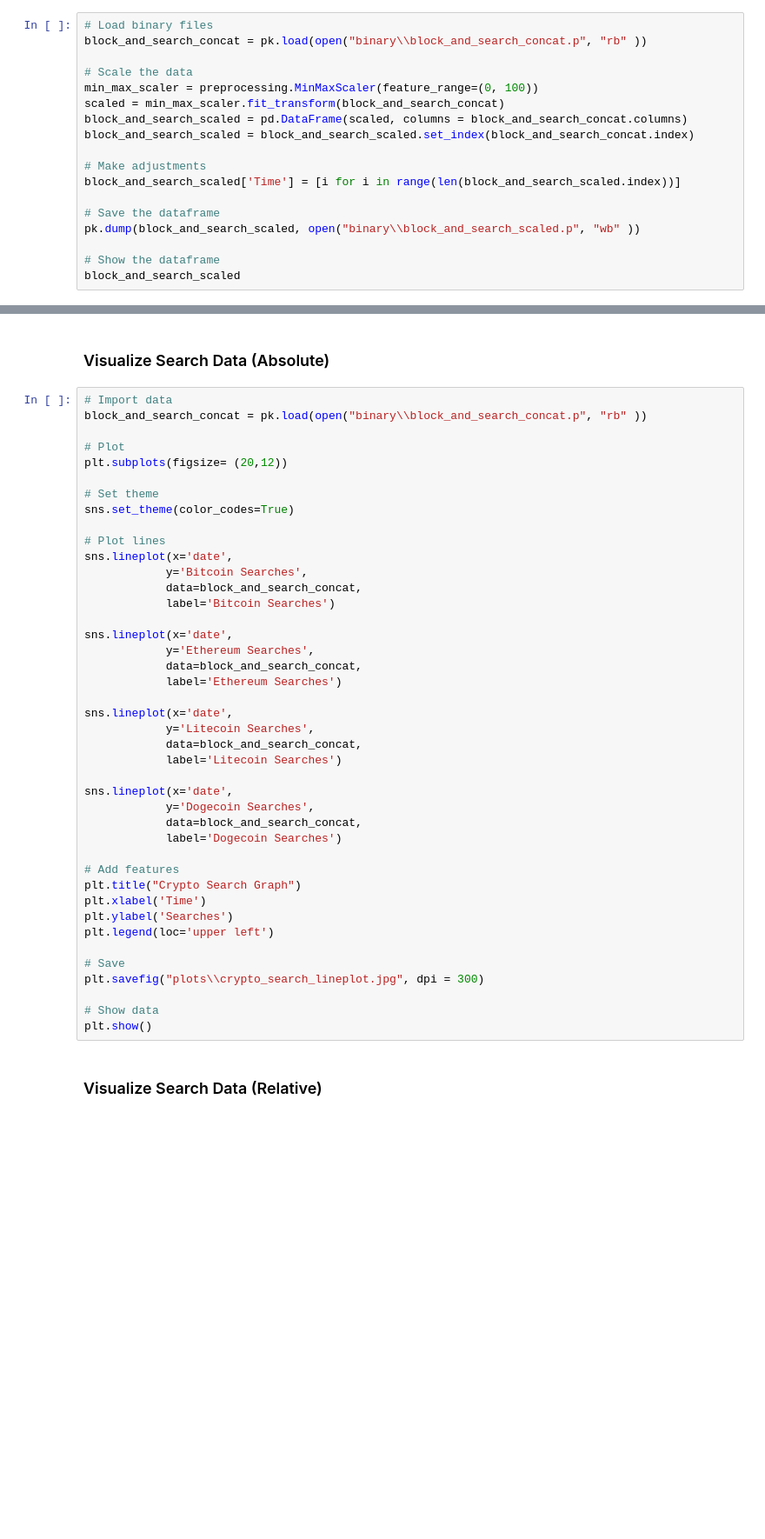
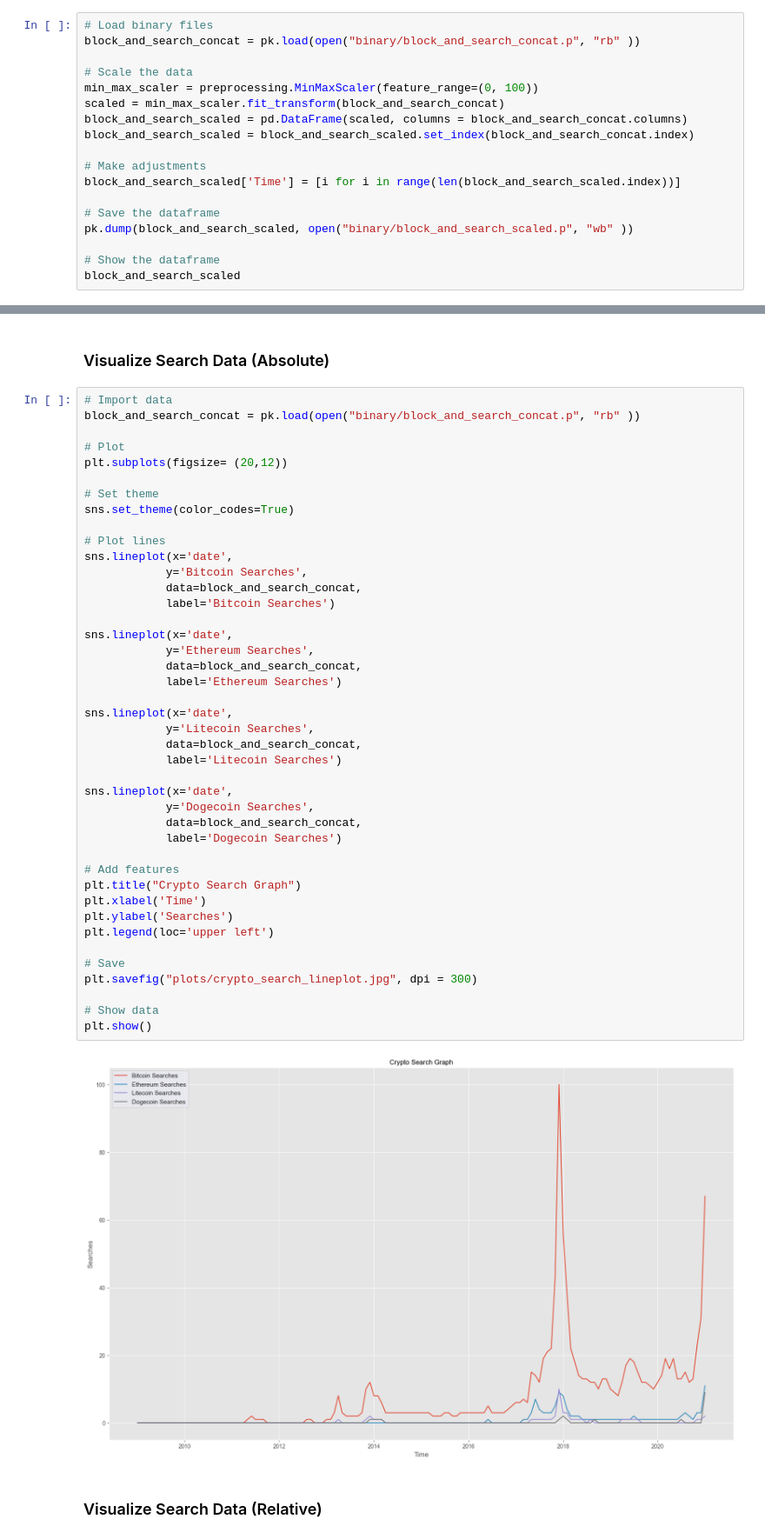
Before and after one commit to larry-lime/btc-stat-analysis, a Jupyter notebook: src/block_and_search/block_and_search.ipynb, the cells around one changed output, grey strips where cells are left out. Shown at 87% size. Cells and saved outputs as stored; diff of their text form; blank space fills up the shorter version.

```diff
--- a/src/block_and_search/block_and_search.ipynb
+++ b/src/block_and_search/block_and_search.ipynb
@@ -342,7 +434,7 @@ plt.savefig("plots\\block_and_search_corr.jpg", dpi = 300)
 ### Min-Max Scale the data so we can better visualize the change over time
 # %%
 # Load binary files
-block_and_search_concat = pk.load(open("binary\\block_and_search_concat.p", "rb" ))
+block_and_search_concat = pk.load(open("binary/block_and_search_concat.p", "rb" ))
 
 # Scale the data
 min_max_scaler = preprocessing.MinMaxScaler(feature_range=(0, 100))
@@ -354,7 +446,7 @@ block_and_search_scaled = block_and_search_scaled.set_index(block_and_search_con
 block_and_search_scaled['Time'] = [i for i in range(len(block_and_search_scaled.index))]
 
 # Save the dataframe
-pk.dump(block_and_search_scaled, open("binary\\block_and_search_scaled.p", "wb" ))
+pk.dump(block_and_search_scaled, open("binary/block_and_search_scaled.p", "wb" ))
 
 # Show the dataframe
 block_and_search_scaled
@@ -362,7 +469,7 @@ block_and_search_scaled
 ### Visualize Search Data (Absolute)
 # %%
 # Import data
-block_and_search_concat = pk.load(open("binary\\block_and_search_concat.p", "rb" ))
+block_and_search_concat = pk.load(open("binary/block_and_search_concat.p", "rb" ))
 
 # Plot
 plt.subplots(figsize= (20,12))
@@ -374,34 +481,36 @@ sns.set_theme(color_codes=True)
 sns.lineplot(x='date',
             y='Bitcoin Searches',
             data=block_and_search_concat,
             label='Bitcoin Searches')
 
 sns.lineplot(x='date',
             y='Ethereum Searches',
             data=block_and_search_concat,
             label='Ethereum Searches')
 
 sns.lineplot(x='date',
             y='Litecoin Searches',
             data=block_and_search_concat,
             label='Litecoin Searches')
 
 sns.lineplot(x='date',
             y='Dogecoin Searches',
             data=block_and_search_concat,
             label='Dogecoin Searches')
 
 # Add features
 plt.title("Crypto Search Graph")
 plt.xlabel('Time')
 plt.ylabel('Searches')
 plt.legend(loc='upper left')
 
 # Save
-plt.savefig("plots\\crypto_search_lineplot.jpg", dpi = 300)
+plt.savefig("plots/crypto_search_lineplot.jpg", dpi = 300)
 
 # Show data
 plt.show()
+# %% [output]
+[figure, added]
 # %% [markdown]
 ### Visualize Search Data (Relative)
 # %%
```
Also changed, not shown: parts of 28 cells of this notebook, 19 other files.
